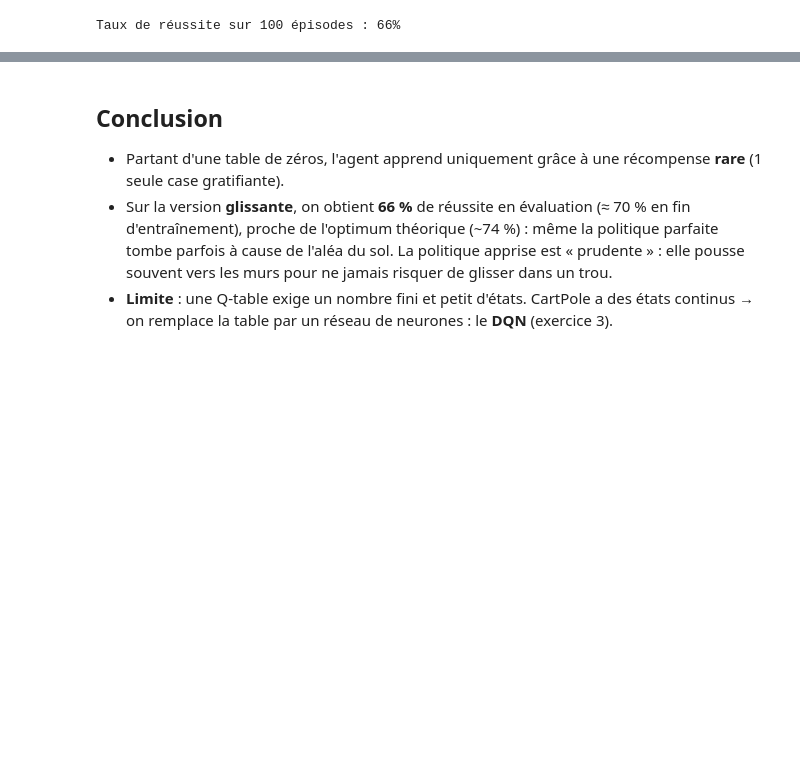
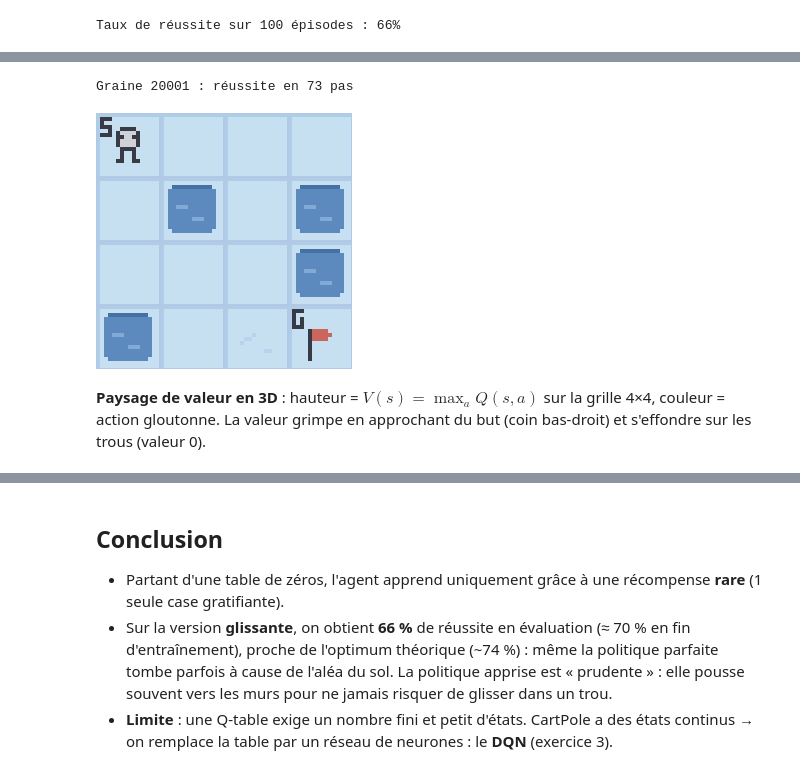
Before and after one commit to Nerion-1337/train_rl_agent, a Jupyter notebook: notebooks/exercice_2_qlearning_frozenlake.ipynb, the cells around one changed output, grey strips where cells are left out. Saved outputs shown, nothing was run; the diff lists cells and outputs as text; code cells hidden in the pictures; blank space fills up the shorter version.

```diff
--- a/notebooks/exercice_2_qlearning_frozenlake.ipynb
+++ b/notebooks/exercice_2_qlearning_frozenlake.ipynb
@@ -204,0 +214,19 @@ Taux de réussite sur 100 épisodes : 66%
+# %%
+from rl_viz import rollout, save_gif, surface_3d
+
+env_vis = gym.make("FrozenLake-v1", is_slippery=True, render_mode="rgb_array")
+greedy = lambda s: int(np.argmax(q_table[s, :]))
+
+for seed in range(50):
+    total, states, frames = rollout(env_vis, greedy, seed=20_000 + seed, max_steps=100, render=True)
+    if total == 1.0:
+        break
+env_vis.close()
+print(f"Graine {20_000 + seed} : {'réussite' if total == 1.0 else 'échec'} en {len(states) - 1} pas")
+save_gif(frames, "ex2_frozenlake_agent.gif", fps=8, width=256)
+# %% [output]
+Graine 20001 : réussite en 73 pas
+[figure, added]
+# %% [markdown]
+**Paysage de valeur en 3D** : hauteur = $V(s) = \max_a Q(s, a)$ sur la grille 4×4, couleur = action gloutonne.
+La valeur grimpe en approchant du but (coin bas-droit) et s'effondre sur les trous (valeur 0).
```
Also changed, not shown: parts of 4 cells of this notebook, 18 other files.
